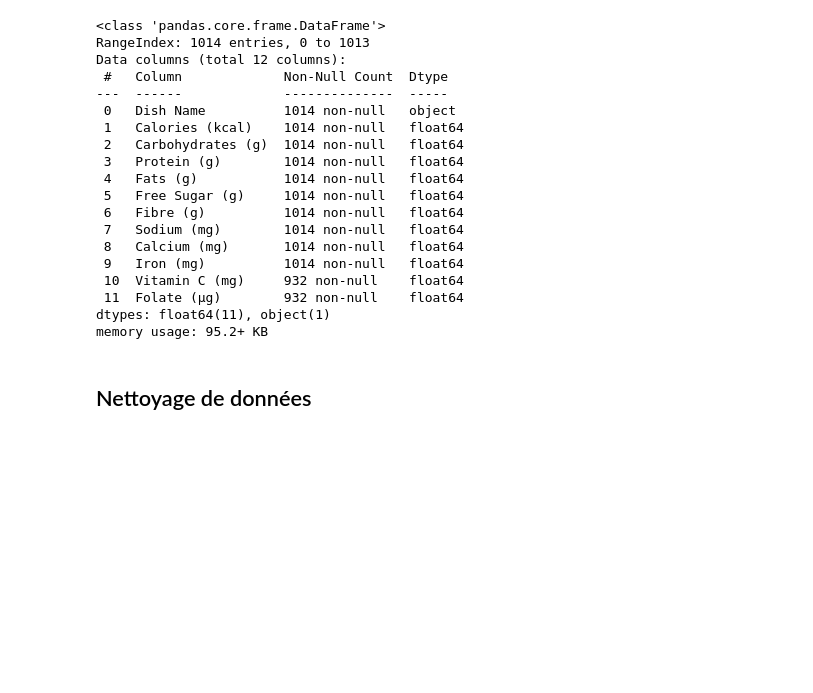
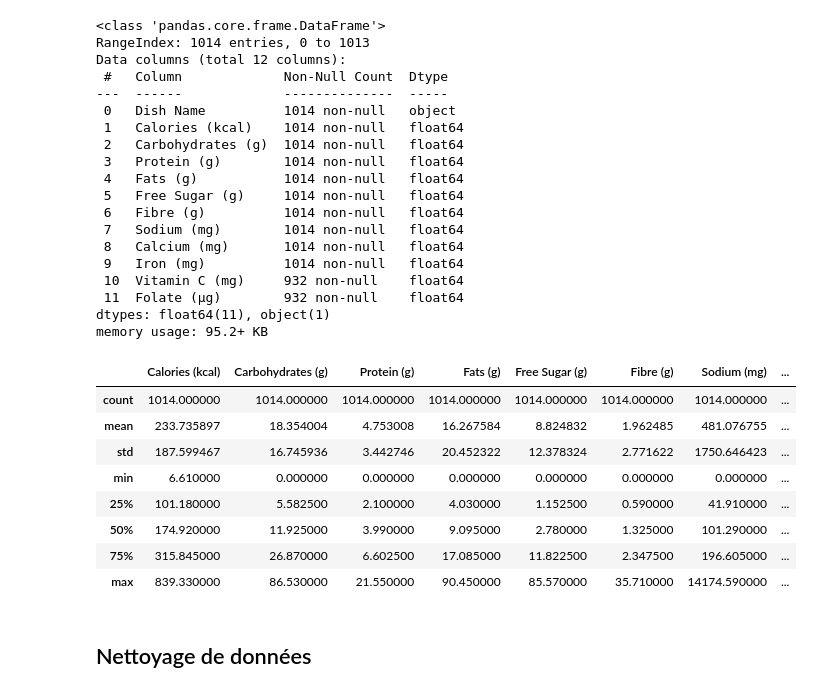
Before and after one commit to Falite/Notebooks-Jupyter, a Jupyter notebook: Réseaux Neuronaux/IndianFood.ipynb, the cells around one changed output. Saved outputs shown, nothing was run; the diff lists cells and outputs as text; code cells hidden in the pictures; blank space fills up the shorter version.

```diff
--- a/Réseaux Neuronaux/IndianFood.ipynb
+++ b/Réseaux Neuronaux/IndianFood.ipynb
@@ -36,6 +36,18 @@ Data columns (total 12 columns):
  11  Folate (µg)        932 non-null    float64
 dtypes: float64(11), object(1)
 memory usage: 95.2+ KB
+# %%
+df_indianfood.describe()
+# %% [output]
+|  | Calories (kcal) | Carbohydrates (g) | Protein (g) | Fats (g) | Free Sugar (g) | Fibre (g) | Sodium (mg) | ... |
+| count | 1014.000000 | 1014.000000 | 1014.000000 | 1014.000000 | 1014.000000 | 1014.000000 | 1014.000000 | ... |
+| mean | 233.735897 | 18.354004 | 4.753008 | 16.267584 | 8.824832 | 1.962485 | 481.076755 | ... |
+| std | 187.599467 | 16.745936 | 3.442746 | 20.452322 | 12.378324 | 2.771622 | 1750.646423 | ... |
+| min | 6.610000 | 0.000000 | 0.000000 | 0.000000 | 0.000000 | 0.000000 | 0.000000 | ... |
+| 25% | 101.180000 | 5.582500 | 2.100000 | 4.030000 | 1.152500 | 0.590000 | 41.910000 | ... |
+| 50% | 174.920000 | 11.925000 | 3.990000 | 9.095000 | 2.780000 | 1.325000 | 101.290000 | ... |
+| 75% | 315.845000 | 26.870000 | 6.602500 | 17.085000 | 11.822500 | 2.347500 | 196.605000 | ... |
+| max | 839.330000 | 86.530000 | 21.550000 | 90.450000 | 85.570000 | 35.710000 | 14174.590000 | ... |
 # %% [markdown]
 ## Nettoyage de données
 # %%
```
Also changed, not shown: parts of 7 cells of this notebook.
